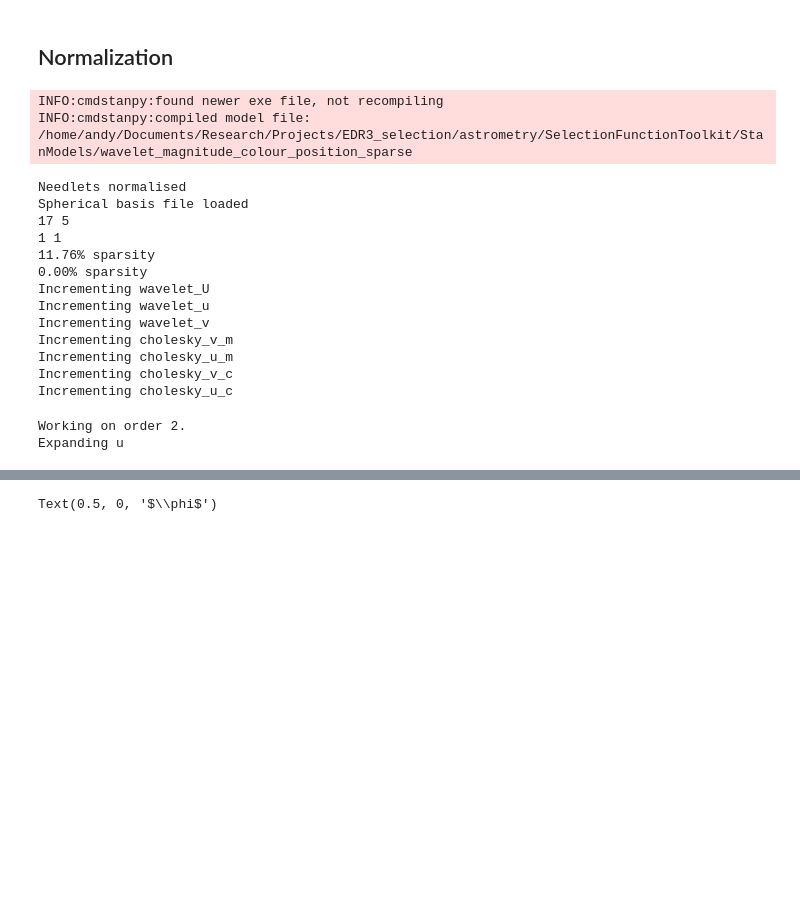
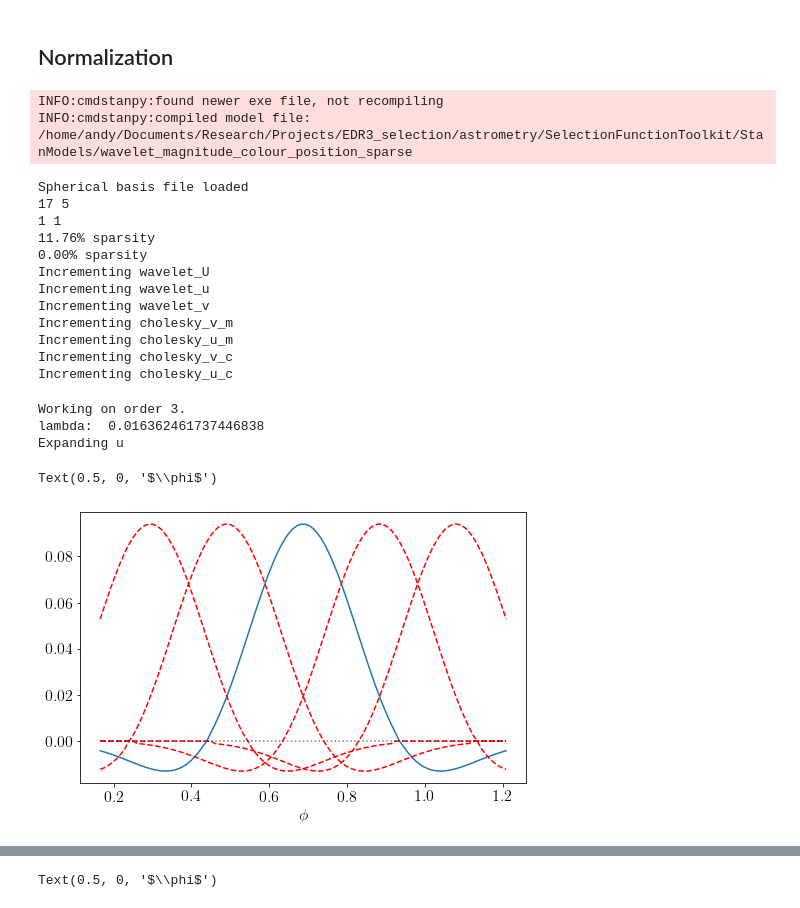
Before and after one commit to gaiaverse/astrometry, a Jupyter notebook: Results/Needlet shape.ipynb, the cells around one changed output, grey strips where cells are left out. Saved outputs shown, nothing was run; the diff lists cells and outputs as text; code cells hidden in the pictures; blank space fills up the shorter version.

```diff
--- a/Results/Needlet shape.ipynb
+++ b/Results/Needlet shape.ipynb
@@ -400,11 +400,21 @@ npix = 1000
 lon = np.linspace(np.pi-1,np.pi+1,npix)
 cos_lon, sin_lon = np.cos(lon), np.sin(lon)
 # %%
-M = 17; C = 1; nside=8; j=2; jmax=3
+M = 17; C = 1; nside=8; jmax=3; j=3
 run_name = f"chisquare_normalisation_test"
 basis_options = {'needlet':'chisquare', 'j':[j], 'B':2.0, 'p':1.0, 'wavelet_tol':1e-2}
 
 map_fname = run_name + "_scipy_results.h5"
+
+
+colat_n, lon_n = hp.pix2ang(2**j, np.arange(hp.nside2npix(2**j)), lonlat=False)
+index_n = np.argwhere(np.pi/2 - colat_n==0.)[0][0] + 3
+center = lon
+rad = hp.max_pixrad(2**j)
+
+npix = 100
+colat = np.zeros(npix)+np.pi/2
+lon = np.linspace(lon_n[index_n]-4*rad, lon_n[index_n]+4*rad, npix)
 # %%
 # Import chisel
 import sys
@@ -433,7 +443,6 @@ pychisel = pyChisel(np.zeros((M, C, hp.nside2npix(nside)), dtype=np.int64),
 # %% [output]
 INFO:cmdstanpy:found newer exe file, not recompiling
 INFO:cmdstanpy:compiled model file: /home/andy/Documents/Research/Projects/EDR3_selection/astrometry/SelectionFunctionToolkit/StanModels/wavelet_magnitude_colour_position_sparse
-Needlets normalised
 Spherical basis file loaded
 17 5
 1 1
@@ -458,5 +458,19 @@ lon = np.linspace(lon_n[index_n]-4*rad, lon_n[index_n]+4*rad, npix)
 # %%
-Y = pychisel._generate_spherical_basis(run_name, coords=(colat, lon))
+Y = pychisel._generate_spherical_basis(run_name, coords=(colat, lon))*pychisel.sigma[0]
 # %% [output]
-Working on order 2.
+Working on order 3.
+lambda:  0.016362461737446838
 Expanding u
+# %%
+plt.figure(figsize=(8,5))
+
+plt.plot(lon, Y.toarray()[:,index_n])
+for idx in np.arange(-2,3):
+    if idx!=0: plt.plot(lon, Y.toarray()[:,index_n+idx], '--r')
+plt.plot([lon[0], lon[-1]],[0,0],':k', alpha=0.5)
+#plt.plot([lon[0], lon[-1]],[1,1],':k', alpha=0.5)
+
+plt.xlabel(r'$\phi$')
+# %% [output]
+Text(0.5, 0, '$\\phi$')
+[figure, added]
```
Also changed, not shown: parts of 16 cells of this notebook, 3 other files.
